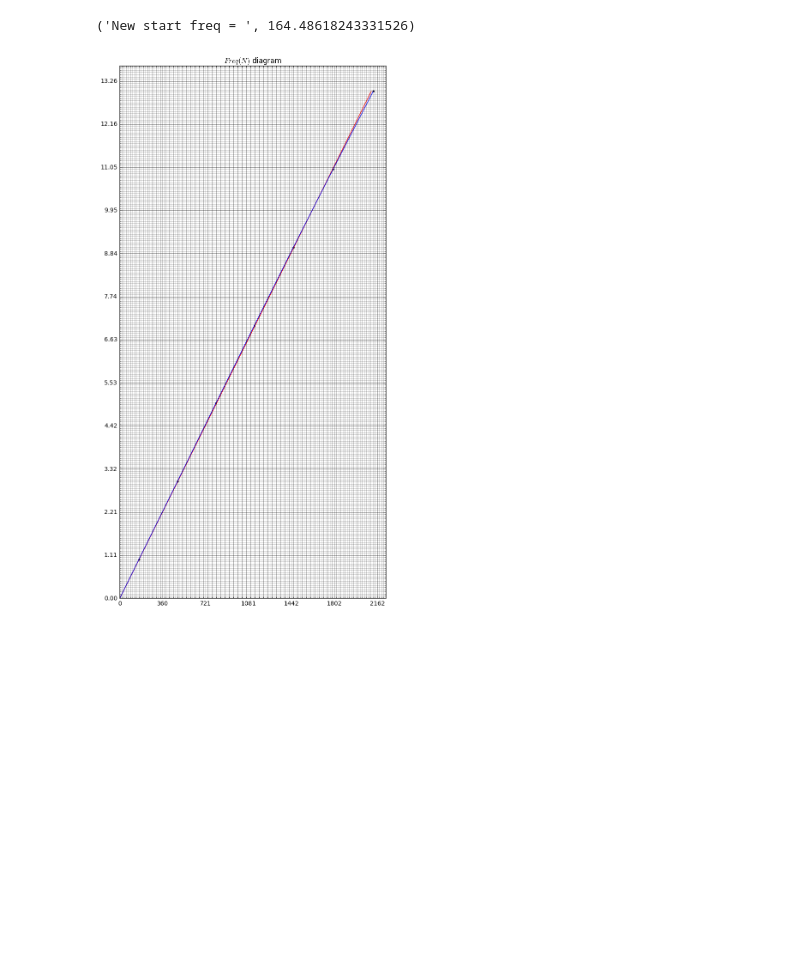
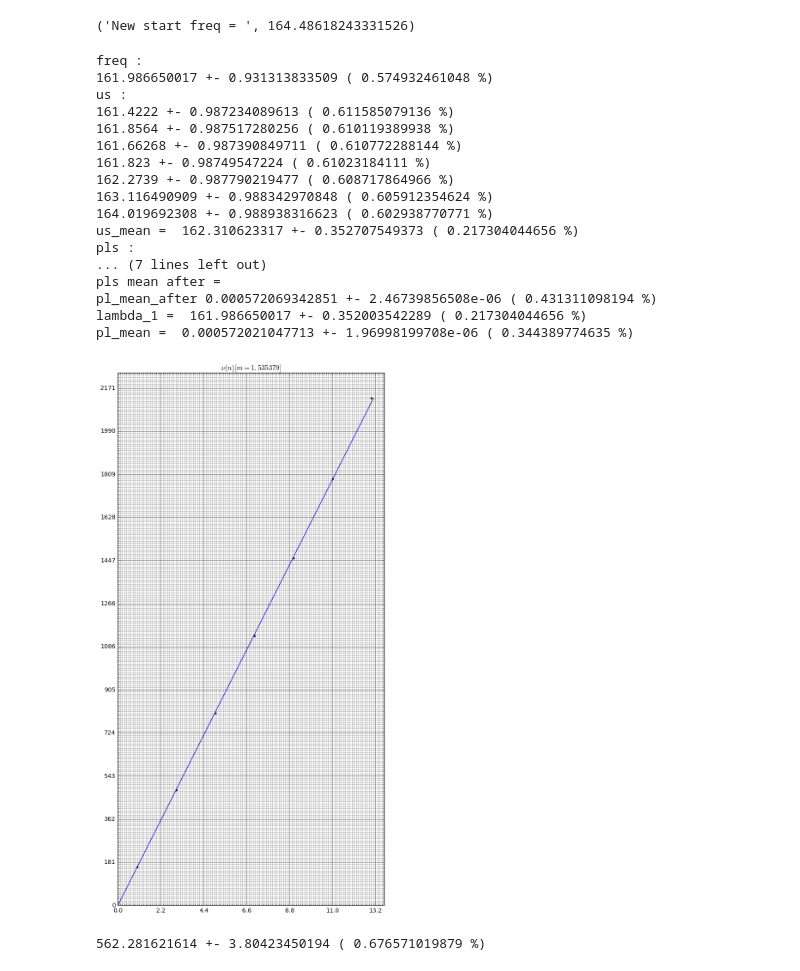
Before and after one commit to shevkunov/workout, a Jupyter notebook: labs/lab1.6.ipynb, the cells around one changed output. Cells and saved outputs as stored; diff of their text form; code cells hidden in the pictures; blank space fills up the shorter version.

```diff
--- a/labs/lab1.6.ipynb
+++ b/labs/lab1.6.ipynb
@@ -21,14 +21,16 @@ def prodErrorR(errors):
     errors = np.array(errors)
     return np.sqrt((errors**2).sum())
 
-def stdPlt(X, Y):
+def stdPlt(X, Y, title=None):
     fig = plt.figure(figsize=(8, 16))
-    plt.title("$Freq(N)$ diagram")
+    if title != None:
+        plt.title(title)
 
     ax = fig.add_subplot(111)
-    x_minor_ticks = np.linspace(0, X.max() * 1.05+ 0.0001, 125) # 104
+    k_off = 1.05
+    x_minor_ticks = np.linspace(0, X.max() * k_off + 0.0001, 125) # 104
     x_major_ticks = np.array([x_minor_ticks[i] for i in range(0, x_minor_ticks.size, 20)])
-    y_minor_ticks = np.linspace(0, Y.max()* 1.05+ 0.0001, 248) # 4822
+    y_minor_ticks = np.linspace(0, Y.max() * k_off + 0.0001, 248) # 4822
     y_major_ticks = np.array([y_minor_ticks[i] for i in range(0, y_minor_ticks.size, 20)])
 
 
@@ -40,13 +42,13 @@ def stdPlt(X, Y):
     ax.grid(which='major', alpha=0.7, linestyle='-')
 
 
-    plt.xlim((0, X.max() * 1.05))
-    plt.ylim((0, Y.max() * 1.05))
+    plt.xlim((0, X.max() * k_off))
+    plt.ylim((0, Y.max() * k_off))
 
 
     k = Y.max() / Y.mean()
-    plt.plot([0, X.mean() * k], [0, Y.mean()* k], color="red")
-    plt.plot(X, Y)
+    plt.plot([0, X.mean() * k], [0, Y.mean()* k])
+    #plt.plot(X, Y)
     plt.scatter(X, Y, s=5, color="black")
     plt.show()
 
@@ -68,0 +61,13 @@ stdPlt(X, Y)
+# %%
+L = 501 * 1e-3
+DL = 1 * 1e-3
+
+am = (50.695 + 2.573 + 2.571 + 0.740) * 1e-3
+m1 = 492.7 * 1e-3
+m2 = 494.6 * 1e-3
+m3 = 491.5 * 1e-3 # 491.5 * 1e-3
+Dm = 0.5 * 1e-3
+
+g = 9.815
+
+print(am)
@@ -69,15 +149,41 @@ stdPlt(X, Y)
 # %%
-m1 = 492.7
-m2 = 494.6
-m3 = 491.5
-
 print("New start freq = ", freqs[1] * sqrt((m1 + m2 + m3)/(m1 + m2)))
 # %% [output]
 ('New start freq = ', 164.48618243331526)
 # %%
 freq2 = np.array([0, 161.1, 484.6, 806.7, 1130.5, 1457.55, 1790.7, 2128.0])
 ns2 = np.array([0, 1, 3, 5, 7, 9, 11, 13])
 
-stdPlt(freq2, ns2)
+great_pl_2, us_mean_2, Dus_mean2 = pl_works(freq2, ns2, am + m1 + m2 + m3 )
+stdPlt(ns2, freq2, title=r"$\nu(n) [m = %f]$" % (am + m1 + m2 + m3))
 # %% [output]
+freq :
+161.986650017 +- 0.931313833509 ( 0.574932461048 %)
+us :
+161.4222 +- 0.987234089613 ( 0.611585079136 %)
+161.8564 +- 0.987517280256 ( 0.610119389938 %)
+161.66268 +- 0.987390849711 ( 0.610772288144 %)
+161.823 +- 0.98749547224 ( 0.61023184111 %)
+162.2739 +- 0.987790219477 ( 0.608717864966 %)
+163.116490909 +- 0.988342970848 ( 0.605912354624 %)
+164.019692308 +- 0.988938316623 ( 0.602938770771 %)
+us_mean =  162.310623317 +- 0.352707549373 ( 0.217304044656 %)
+pls :
+... (7 lines left out)
+pls mean after =
+pl_mean_after 0.000572069342851 +- 2.46739856508e-06 ( 0.431311098194 %)
+lambda_1 =  161.986650017 +- 0.352003542289 ( 0.217304044656 %)
+pl_mean =  0.000572021047713 +- 1.96998199708e-06 ( 0.344389774635 %)
-[figure, old version]
+[figure, new version]
+# %%
+all_pl = np.append(great_pl_1, great_pl_2)
+# print(all_pl)
+
+PL_VAL = all_pl.mean()
+R_PL_VAL = all_pl.std(ddof=1)/np.sqrt(all_pl.size) / PL_VAL
+
+R_PL_VAL = prodErrorR([R_PL_VAL, Dm / (am + m1+ m2+m3), 1. / 501.])
+
+sciPrintR(PL_VAL * 1e6, R_PL_VAL)
+# %% [output]
+562.281621614 +- 3.80423450194 ( 0.676571019879 %)
```
Also changed, not shown: parts of 3 cells of this notebook, 2 other files.
